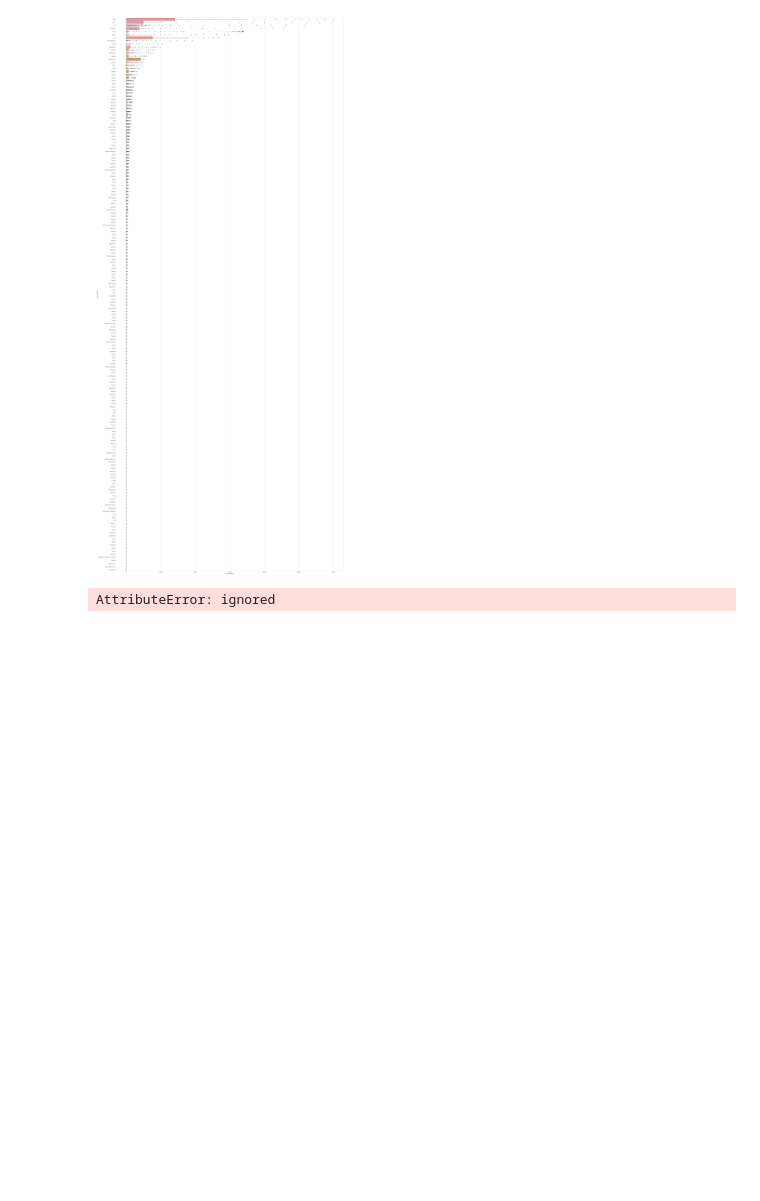
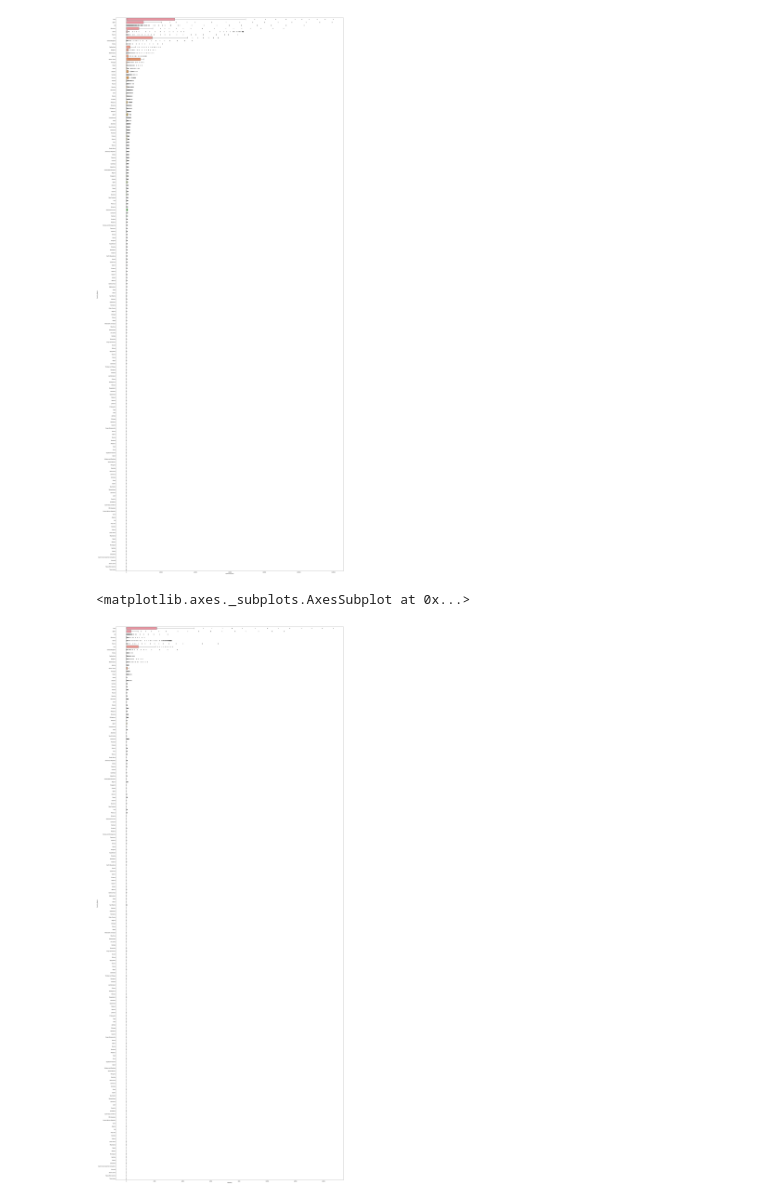
Before and after one commit to cHackogp/COVID-19, a Jupyter notebook: COVID_19_Global_Forecasting.ipynb, the cells around one changed output. Drawn from its saved outputs; the diff is of its cells as text; code cells hidden in the pictures; blank space fills up the shorter version.

```diff
--- a/COVID_19_Global_Forecasting.ipynb
+++ b/COVID_19_Global_Forecasting.ipynb
@@ -193,19 +204,13 @@ sns.boxplot(x='ConfirmedCases', y='Country_Region', data=train_data.sort_values(
 # %% [output]
 <matplotlib.axes._subplots.AxesSubplot at 0x...>
 [figure]
-# %%
-# Check for outliers
-l = train_data.descibe().columns.values
-number_of_columns = len(l)
-number_of_rows = len(l)-1/number_of_columns
-plt.figure(figsize=(number_of_columns,5*number_of_rows))
-for i in range(0,len(l)):
-    plt.subplot(number_of_rows + 1,number_of_columns,i+1)
-    sns.set_style('whitegrid')
-    sns.boxplot(train_data[l[i]],color='green',orient='v')
-    plt.tight_layout()
-# %% [output]
-AttributeError: ignored
+# %%
+# Boxplot for Fatalities Per country/Region
+fig = plt.figure(figsize=[40,100])
+sns.boxplot(x='Fatalities', y='Country_Region', data=train_data.sort_values('ConfirmedCases',ascending=False))
+# %% [output]
+<matplotlib.axes._subplots.AxesSubplot at 0x...>
+[figure, added]
 # %%
 # splitting the dataset into training and testing data
 training_data, testing_data = train_test_split(train_data, test_size=0.33, random_state=3333)
```
Also changed, not shown: parts of 12 cells of this notebook.
